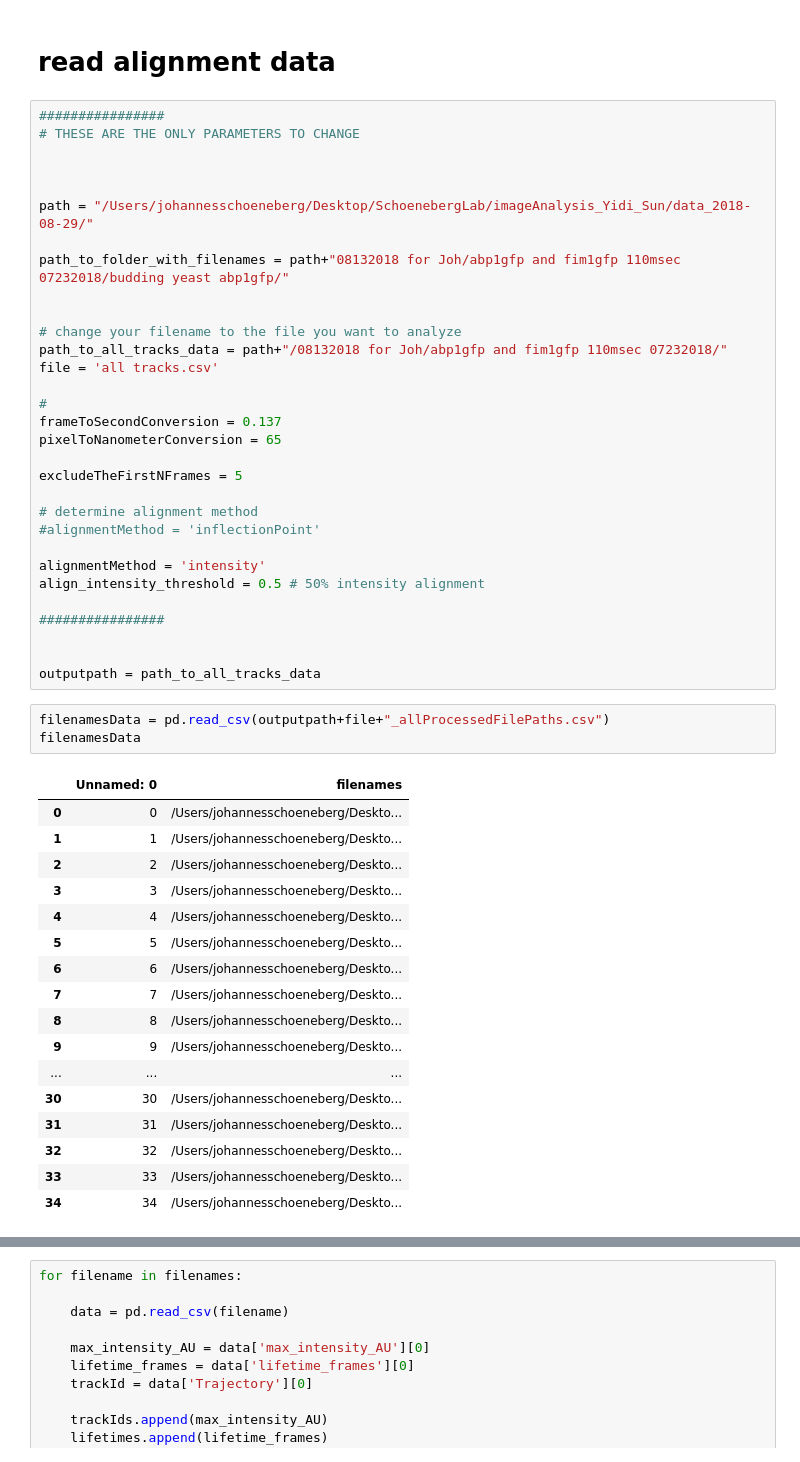
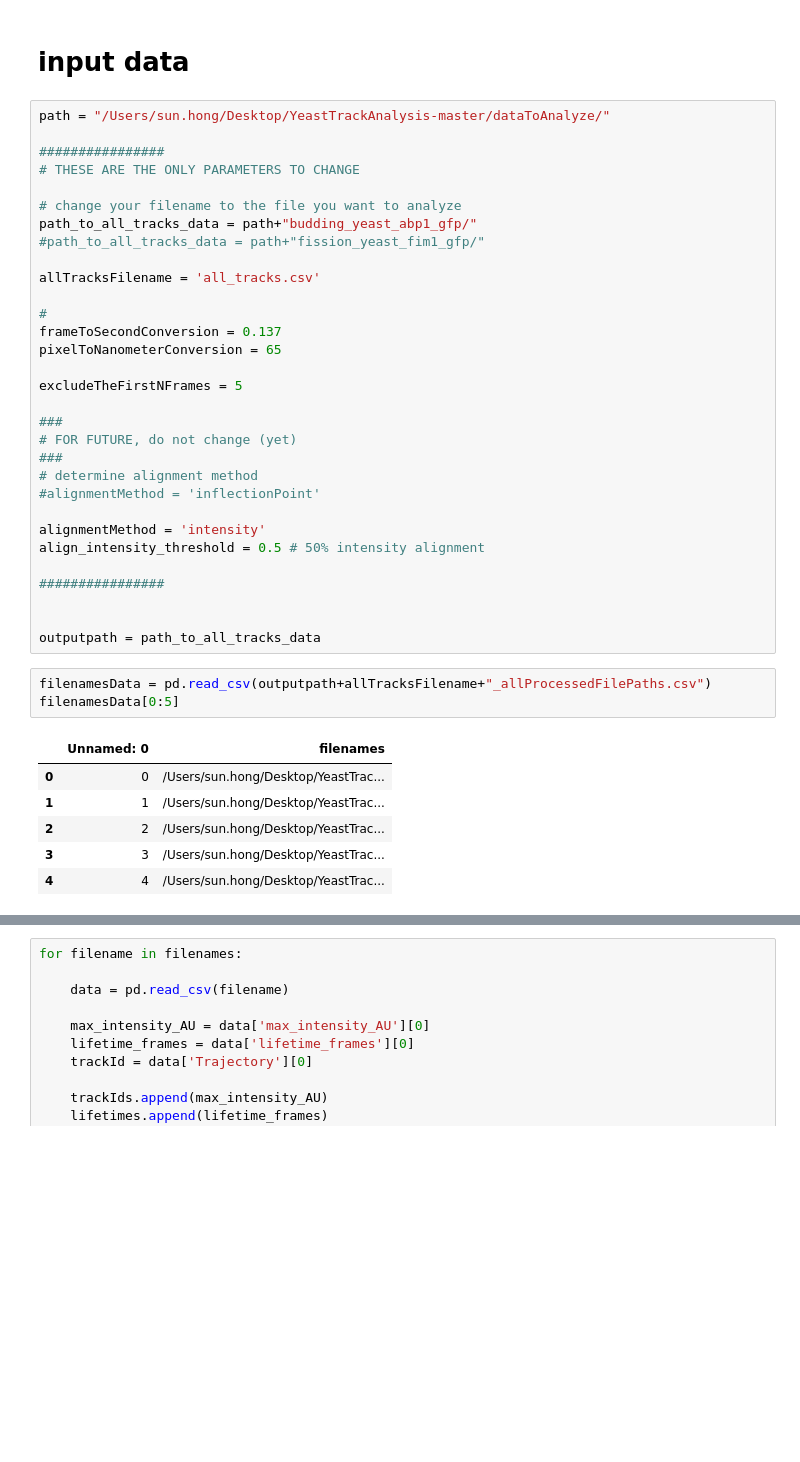
Before and after one commit to elifesciences-publications/YeastTrackAnalysis, a Jupyter notebook: analysis_multiTrack_listOfFiles.ipynb, the cells around one changed output, grey strips where cells are left out. Cells and saved outputs as stored; diff of their text form; blank space fills up the shorter version.

Commit message:
works on Yidi's computer

```diff
--- a/analysis_multiTrack_listOfFiles.ipynb
+++ b/analysis_multiTrack_listOfFiles.ipynb
@@ -14,21 +14,18 @@ pythonPackagePath = pathOfTheYeastTrackAnalysisFolder+"/src/"
 sys.path.append(pythonPackagePath)
 import YeastTrackFunctions as ytf
 # %% [markdown]
-# read alignment data
+# input data
 # %%
+path = "/Users/sun.hong/Desktop/YeastTrackAnalysis-master/dataToAnalyze/"
+
 ################
 # THESE ARE THE ONLY PARAMETERS TO CHANGE
 
+# change your filename to the file you want to analyze
+path_to_all_tracks_data = path+"budding_yeast_abp1_gfp/"
+#path_to_all_tracks_data = path+"fission_yeast_fim1_gfp/"
 
-
-path = "/Users/johannesschoeneberg/Desktop/SchoenebergLab/imageAnalysis_Yidi_Sun/data_2018-08-29/"
-
-path_to_folder_with_filenames = path+"08132018 for Joh/abp1gfp and fim1gfp 110msec 07232018/budding yeast abp1gfp/"
-
-
-# change your filename to the file you want to analyze
-path_to_all_tracks_data = path+"/08132018 for Joh/abp1gfp and fim1gfp 110msec 07232018/"
-file = 'all tracks.csv'
+allTracksFilename = 'all_tracks.csv'
 
 #
 frameToSecondConversion = 0.137
@@ -36,6 +33,9 @@ pixelToNanometerConversion = 65
 
 excludeTheFirstNFrames = 5
 
+###
+# FOR FUTURE, do not change (yet)
+###
 # determine alignment method
 #alignmentMethod = 'inflectionPoint'
 
@@ -47,26 +47,15 @@ align_intensity_threshold = 0.5 # 50% intensity alignment
 
 outputpath = path_to_all_tracks_data
 # %%
-filenamesData = pd.read_csv(outputpath+file+"_allProcessedFilePaths.csv")
-filenamesData
+filenamesData = pd.read_csv(outputpath+allTracksFilename+"_allProcessedFilePaths.csv")
+filenamesData[0:5]
 # %% [output]
 |  | Unnamed: 0 | filenames |
-| 0 | 0 | /Users/johannesschoeneberg/Deskto... |
-| 1 | 1 | /Users/johannesschoeneberg/Deskto... |
-| 2 | 2 | /Users/johannesschoeneberg/Deskto... |
-| 3 | 3 | /Users/johannesschoeneberg/Deskto... |
-| 4 | 4 | /Users/johannesschoeneberg/Deskto... |
-| 5 | 5 | /Users/johannesschoeneberg/Deskto... |
-| 6 | 6 | /Users/johannesschoeneberg/Deskto... |
-| 7 | 7 | /Users/johannesschoeneberg/Deskto... |
-| 8 | 8 | /Users/johannesschoeneberg/Deskto... |
-| 9 | 9 | /Users/johannesschoeneberg/Deskto... |
-| ... | ... | ... |
-| 30 | 30 | /Users/johannesschoeneberg/Deskto... |
-| 31 | 31 | /Users/johannesschoeneberg/Deskto... |
-| 32 | 32 | /Users/johannesschoeneberg/Deskto... |
-| 33 | 33 | /Users/johannesschoeneberg/Deskto... |
-| 34 | 34 | /Users/johannesschoeneberg/Deskto... |
+| 0 | 0 | /Users/sun.hong/Desktop/YeastTrac... |
+| 1 | 1 | /Users/sun.hong/Desktop/YeastTrac... |
+| 2 | 2 | /Users/sun.hong/Desktop/YeastTrac... |
+| 3 | 3 | /Users/sun.hong/Desktop/YeastTrac... |
+| 4 | 4 | /Users/sun.hong/Desktop/YeastTrac... |
 # %%
 # get all lifetimes
 
```
Also changed, not shown: parts of 9 cells of this notebook.
